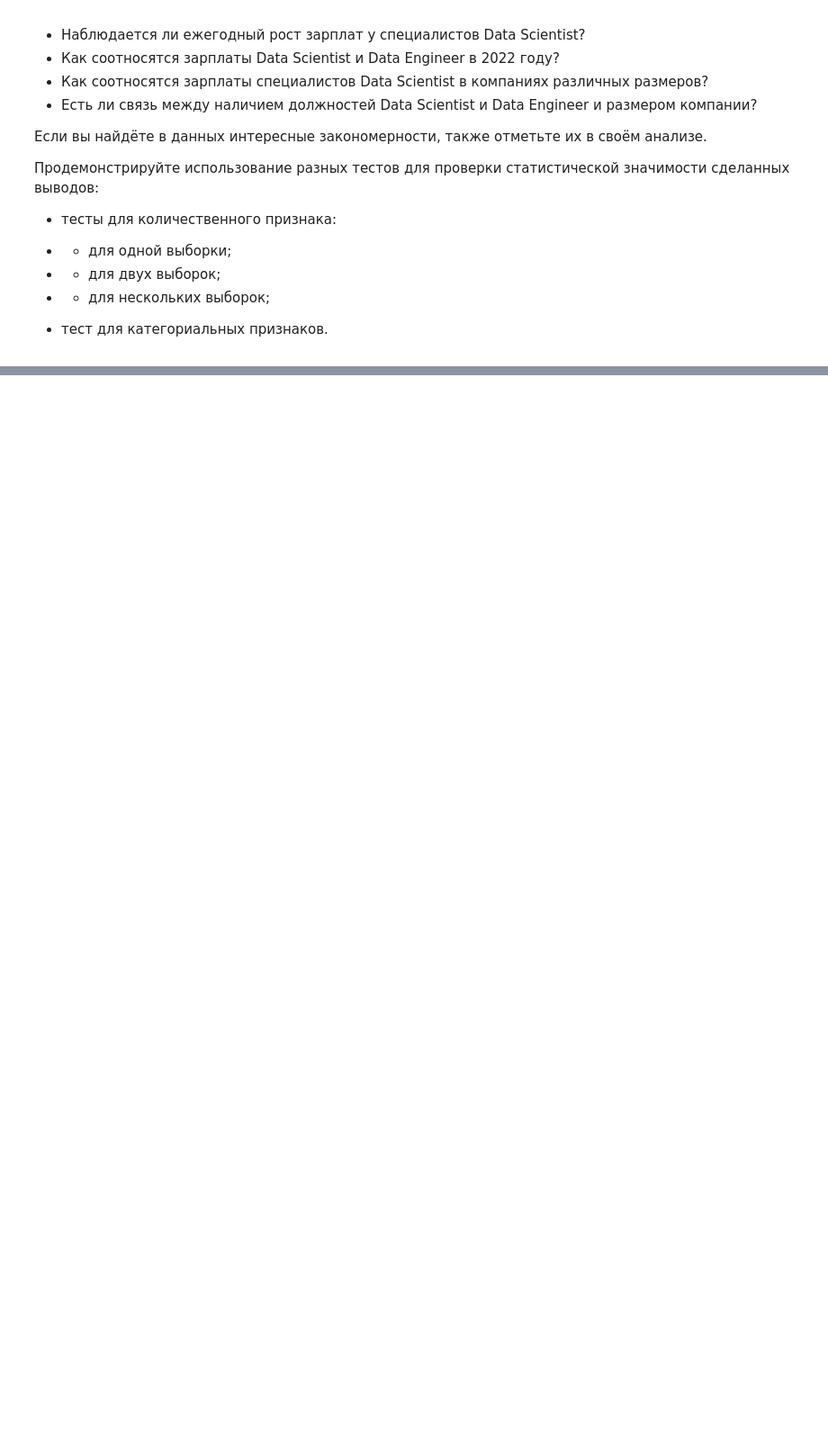
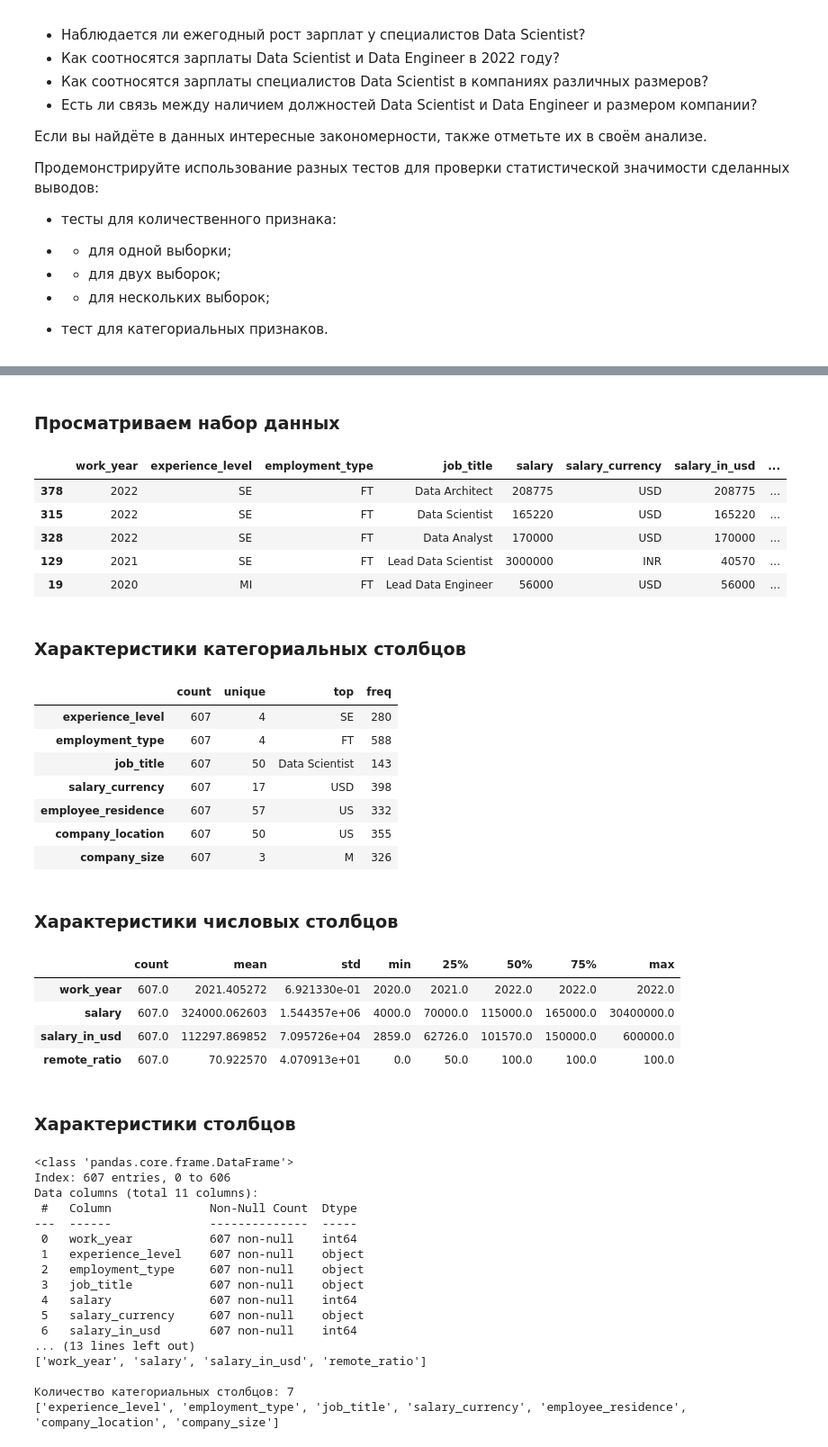
Before and after one commit to esta1d/Data_Science_learning, a Jupyter notebook: block-3/Educational_Materials/EDA-4. Статистические тесты/8. Практика. Статистические тесты в контексте EDA.ipynb, the cells around one changed output, grey strips where cells are left out. Shown at 90% size. Cells and saved outputs as stored; diff of their text form; code cells hidden in the pictures; blank space fills up the shorter version.

```diff
--- a/block-3/Educational_Materials/EDA-4. Статистические тесты/8. Практика. Статистические тесты в контексте EDA.ipynb
+++ b/block-3/Educational_Materials/EDA-4. Статистические тесты/8. Практика. Статистические тесты в контексте EDA.ipynb
@@ -56,0 +49,59 @@ df
+# %%
+# Знакомсво с данными
+df = pd.read_csv('data/ds_salaries.csv', index_col=0)
+display(Markdown('### Просматриваем набор данных')),
+display(df.sample(5)),
+display(Markdown('### Характеристики категориальных столбцов')),
+display(df.describe(include=object).T),
+display(Markdown('### Характеристики числовых столбцов')),
+display(df.describe().T)
+display(Markdown('### Характеристики столбцов')),
+df.info(),
+print('\n')
+print('Количество дубликатов:', df.duplicated().sum(), '\n')
+print('Количество пропусков:', df.isna().sum().sum(), '\n')
+nums_list_col = [col for col in df.columns if df[col].dtype != object]
+cat_list_col = [col for col in df.columns if df[col].dtype == object]
+print(f'Количество числовых столбцов: {len(nums_list_col)}\n{nums_list_col}\n')
+print(f'Количество категориальных столбцов: {len(cat_list_col)}\n{cat_list_col}')
+# %% [output]
+### Просматриваем набор данных
+|  | work_year | experience_level | employment_type | job_title | salary | salary_currency | salary_in_usd | ... |
+| 378 | 2022 | SE | FT | Data Architect | 208775 | USD | 208775 | ... |
+| 315 | 2022 | SE | FT | Data Scientist | 165220 | USD | 165220 | ... |
+| 328 | 2022 | SE | FT | Data Analyst | 170000 | USD | 170000 | ... |
+| 129 | 2021 | SE | FT | Lead Data Scientist | 3000000 | INR | 40570 | ... |
+| 19 | 2020 | MI | FT | Lead Data Engineer | 56000 | USD | 56000 | ... |
+### Характеристики категориальных столбцов
+|  | count | unique | top | freq |
+| experience_level | 607 | 4 | SE | 280 |
+| employment_type | 607 | 4 | FT | 588 |
+| job_title | 607 | 50 | Data Scientist | 143 |
+| salary_currency | 607 | 17 | USD | 398 |
+| employee_residence | 607 | 57 | US | 332 |
+| company_location | 607 | 50 | US | 355 |
+| company_size | 607 | 3 | M | 326 |
+### Характеристики числовых столбцов
+|  | count | mean | std | min | 25% | 50% | 75% | max |
+| work_year | 607.0 | 2021.405272 | 6.921330e-01 | 2020.0 | 2021.0 | 2022.0 | 2022.0 | 2022.0 |
+| salary | 607.0 | 324000.062603 | 1.544357e+06 | 4000.0 | 70000.0 | 115000.0 | 165000.0 | 30400000.0 |
+| salary_in_usd | 607.0 | 112297.869852 | 7.095726e+04 | 2859.0 | 62726.0 | 101570.0 | 150000.0 | 600000.0 |
+| remote_ratio | 607.0 | 70.922570 | 4.070913e+01 | 0.0 | 50.0 | 100.0 | 100.0 | 100.0 |
+### Характеристики столбцов
+<class 'pandas.core.frame.DataFrame'>
+Index: 607 entries, 0 to 606
+Data columns (total 11 columns):
+ #   Column              Non-Null Count  Dtype
+---  ------              --------------  -----
+ 0   work_year           607 non-null    int64
+ 1   experience_level    607 non-null    object
+ 2   employment_type     607 non-null    object
+ 3   job_title           607 non-null    object
+ 4   salary              607 non-null    int64
+ 5   salary_currency     607 non-null    object
+ 6   salary_in_usd       607 non-null    int64
+... (13 lines left out)
+['work_year', 'salary', 'salary_in_usd', 'remote_ratio']
+
+Количество категориальных столбцов: 7
+['experience_level', 'employment_type', 'job_title', 'salary_currency', 'employee_residence', 'company_location', 'company_size']
```
Also changed, not shown: parts of 13 cells of this notebook.
